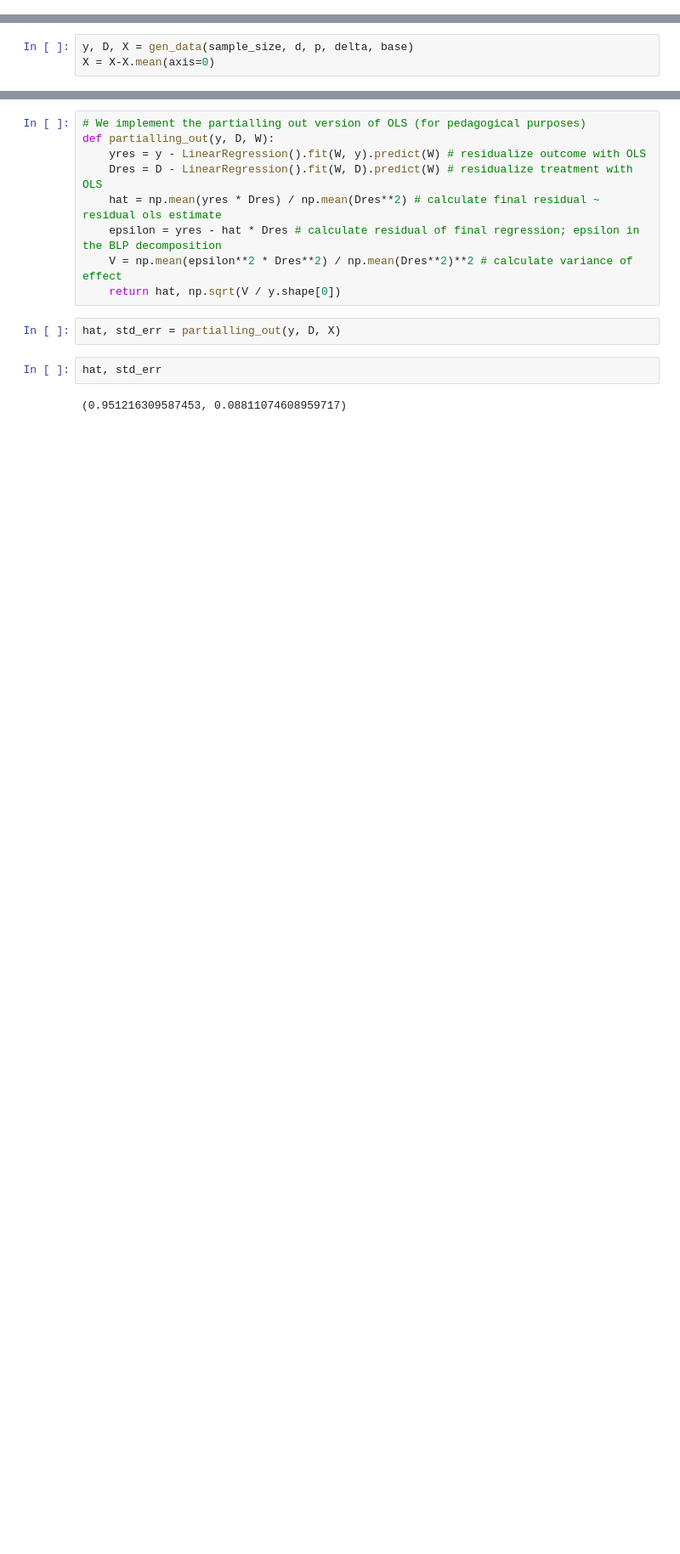
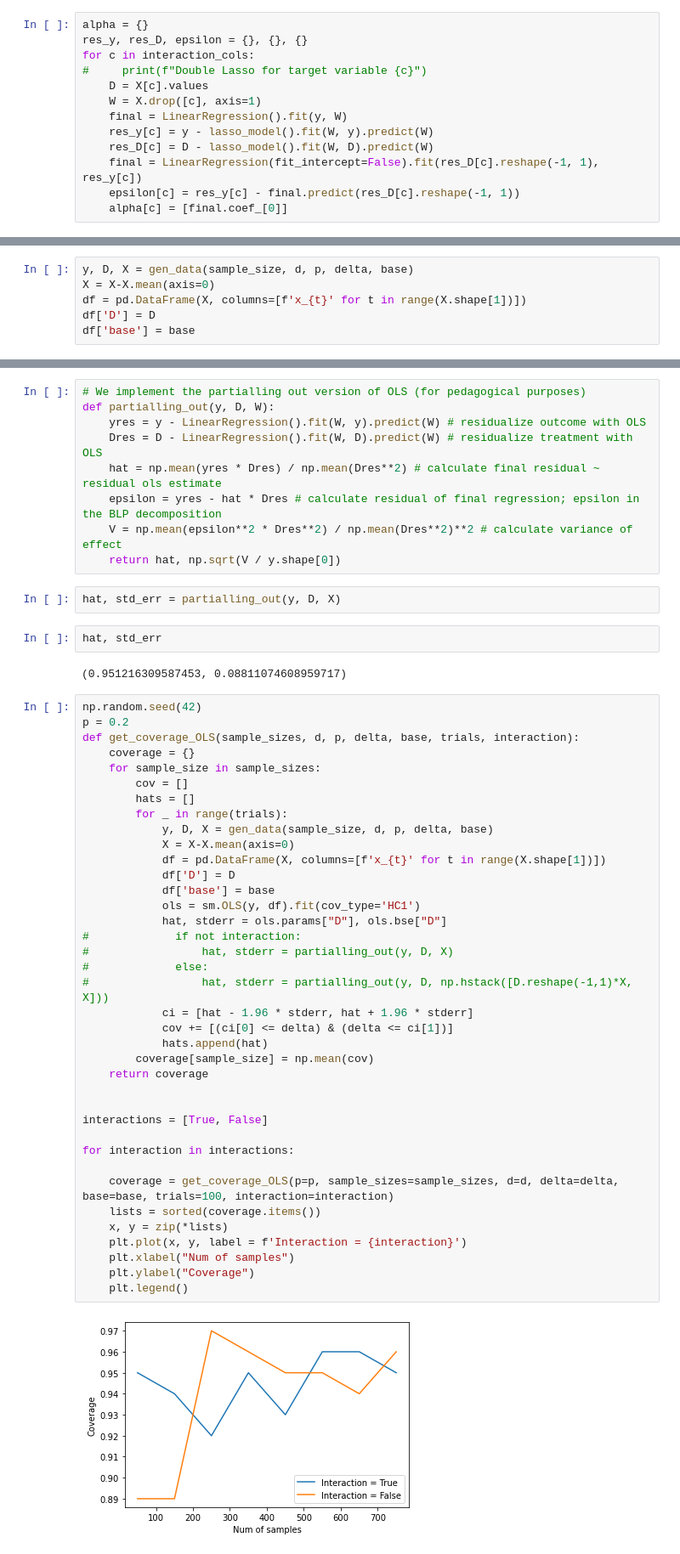
Before and after one commit to pradyumna-singh/MetricsMLNotebooks, a Jupyter notebook: hw/hw-2/HW-2.ipynb, the cells around one changed output, grey strips where cells are left out. Shown: that part at 85% size. Cells and saved outputs as stored; diff of their text form; blank space fills up the shorter version.

```diff
--- a/hw/hw-2/HW-2.ipynb
+++ b/hw/hw-2/HW-2.ipynb
@@ -210,3 +303,16 @@ list(control_fit_extra.params.index)
+# %%
+alpha = {}
+res_y, res_D, epsilon = {}, {}, {}
+for c in interaction_cols:
+#     print(f"Double Lasso for target variable {c}")
+    D = X[c].values
+    W = X.drop([c], axis=1)
+    final = LinearRegression().fit(y, W)
+    res_y[c] = y - lasso_model().fit(W, y).predict(W)
+    res_D[c] = D - lasso_model().fit(W, D).predict(W)
+    final = LinearRegression(fit_intercept=False).fit(res_D[c].reshape(-1, 1), res_y[c])
+    epsilon[c] = res_y[c] - final.predict(res_D[c].reshape(-1, 1))
+    alpha[c] = [final.coef_[0]]
 # %% [markdown]
 # Assignment-2
 # %% [markdown]
@@ -268,3 +374,6 @@ plt.show()
 # %%
 y, D, X = gen_data(sample_size, d, p, delta, base)
 X = X-X.mean(axis=0)
+df = pd.DataFrame(X, columns=[f'x_{t}' for t in range(X.shape[1])])
+df['D'] = D
+df['base'] = base
@@ -283,3 +462,43 @@ hat, std_err = partialling_out(y, D, X)
 hat, std_err
 # %% [output]
 (0.951216309587453, 0.08811074608959717)
+# %%
+np.random.seed(42)
+p = 0.2
+def get_coverage_OLS(sample_sizes, d, p, delta, base, trials, interaction):
+    coverage = {}
+    for sample_size in sample_sizes:
+        cov = []
+        hats = []
+        for _ in range(trials):
+            y, D, X = gen_data(sample_size, d, p, delta, base)
+            X = X-X.mean(axis=0)
+            df = pd.DataFrame(X, columns=[f'x_{t}' for t in range(X.shape[1])])
+            df['D'] = D
+            df['base'] = base
+            ols = sm.OLS(y, df).fit(cov_type='HC1')
+            hat, stderr = ols.params["D"], ols.bse["D"]
+#             if not interaction:
+#                 hat, stderr = partialling_out(y, D, X)
+#             else:
+#                 hat, stderr = partialling_out(y, D, np.hstack([D.reshape(-1,1)*X, X]))
+            ci = [hat - 1.96 * stderr, hat + 1.96 * stderr]
+            cov += [(ci[0] <= delta) & (delta <= ci[1])]
+            hats.append(hat)
+        coverage[sample_size] = np.mean(cov)
+    return coverage
+
+
+interactions = [True, False]
+
+for interaction in interactions:
+
+    coverage = get_coverage_OLS(p=p, sample_sizes=sample_sizes, d=d, delta=delta, base=base, trials=100, interaction=interaction)
+    lists = sorted(coverage.items())
+    x, y = zip(*lists)
+    plt.plot(x, y, label = f'Interaction = {interaction}')
+    plt.xlabel("Num of samples")
+    plt.ylabel("Coverage")
+    plt.legend()
+# %% [output]
+[figure, added]
```
Also changed, not shown: parts of 39 cells of this notebook.
